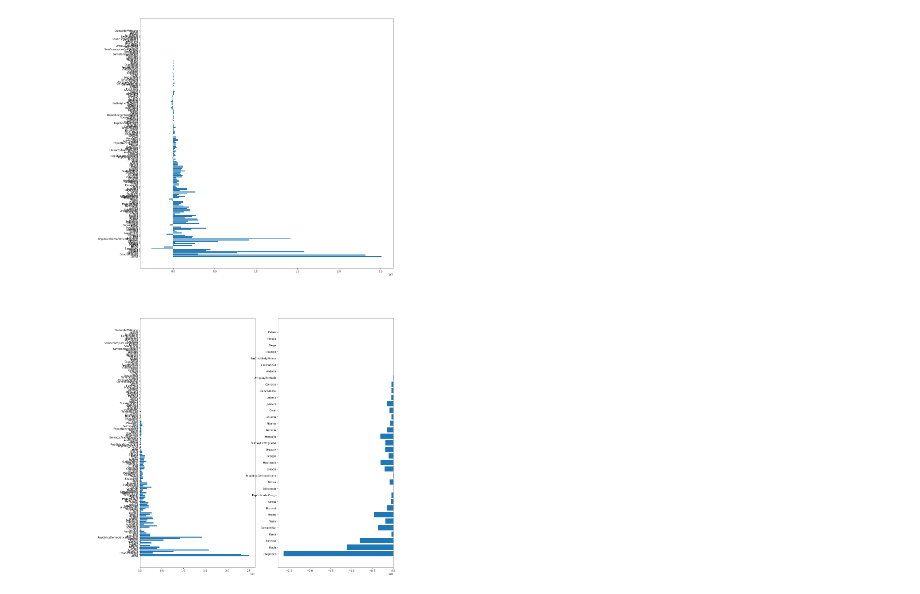
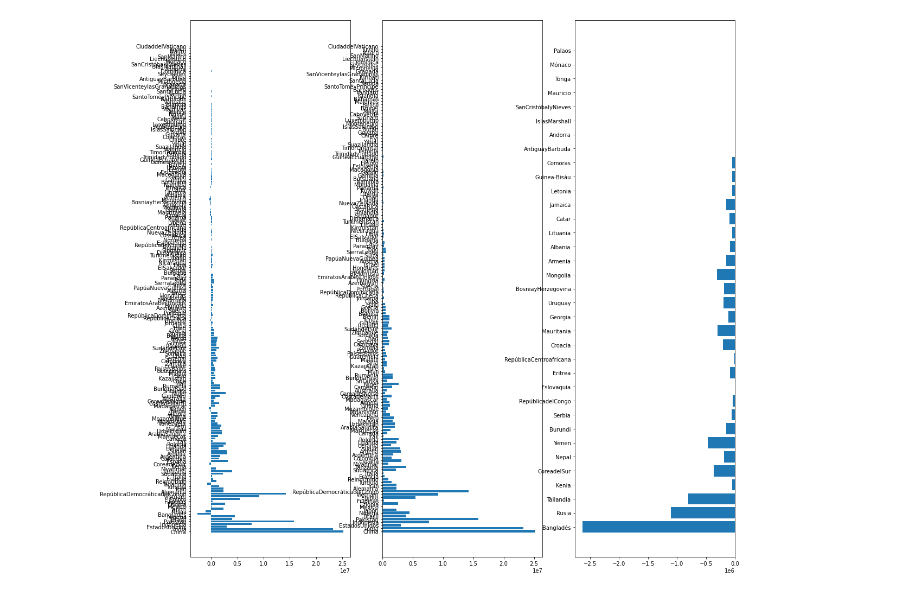
Before and after one commit to JoseBurBet/SIC-2022, a Jupyter notebook: Semana6/ejemplo_practico.ipynb, the cells around one changed output. Saved outputs shown, nothing was run; the diff lists cells and outputs as text; code cells hidden in the pictures.

```diff
--- a/Semana6/ejemplo_practico.ipynb
+++ b/Semana6/ejemplo_practico.ipynb
@@ -96,38 +96,38 @@ plt.yticks(rotation="horizontal",size=10)
 
 # primera grafica - general
 x=growth.index
 y=growth.values
 
-plt.subplot(211)
+plt.subplot(231)
 plt.barh(x,y)
 
 #segunda grafica - crecimiento
 
 q=p_crecimiento.index
 w=p_crecimiento.values
 
-plt.subplot(223)
+plt.subplot(232)
 plt.barh(q,w)
 
 #tercera grafica - decrecimiento
 
 e=p_decrecimiento.index
 r=p_decrecimiento.values
 
-plt.subplot(224)
+plt.subplot(233)
 plt.barh(e,r)
 
 #cuarta grafica - igual
 
 t=p_igual.index
 y=p_igual.values
 
-#plt.subplot(321) # REVISARLO!!!!!!!!!!!!!!!!!!!!!!!!!!!!!!!!!!!!!!!!!!!!!!!!!!!!!!!!!!!!!!!!
+#plt.subplot(224) # REVISARLO!!!!!!!!!!!!!!!!!!!!!!!!!!!!!!!!!!!!!!!!!!!!!!!!!!!!!!!!!!!!!!!!
 plt.barh(t,y)
 
 plt.show()
 # %% [output]
-[figure, old version]
+[figure, new version]
 # %%
 
 lis=[2,4,7,9,0,4,2,5,7,9]
```
Also changed, not shown: 1 other file.
